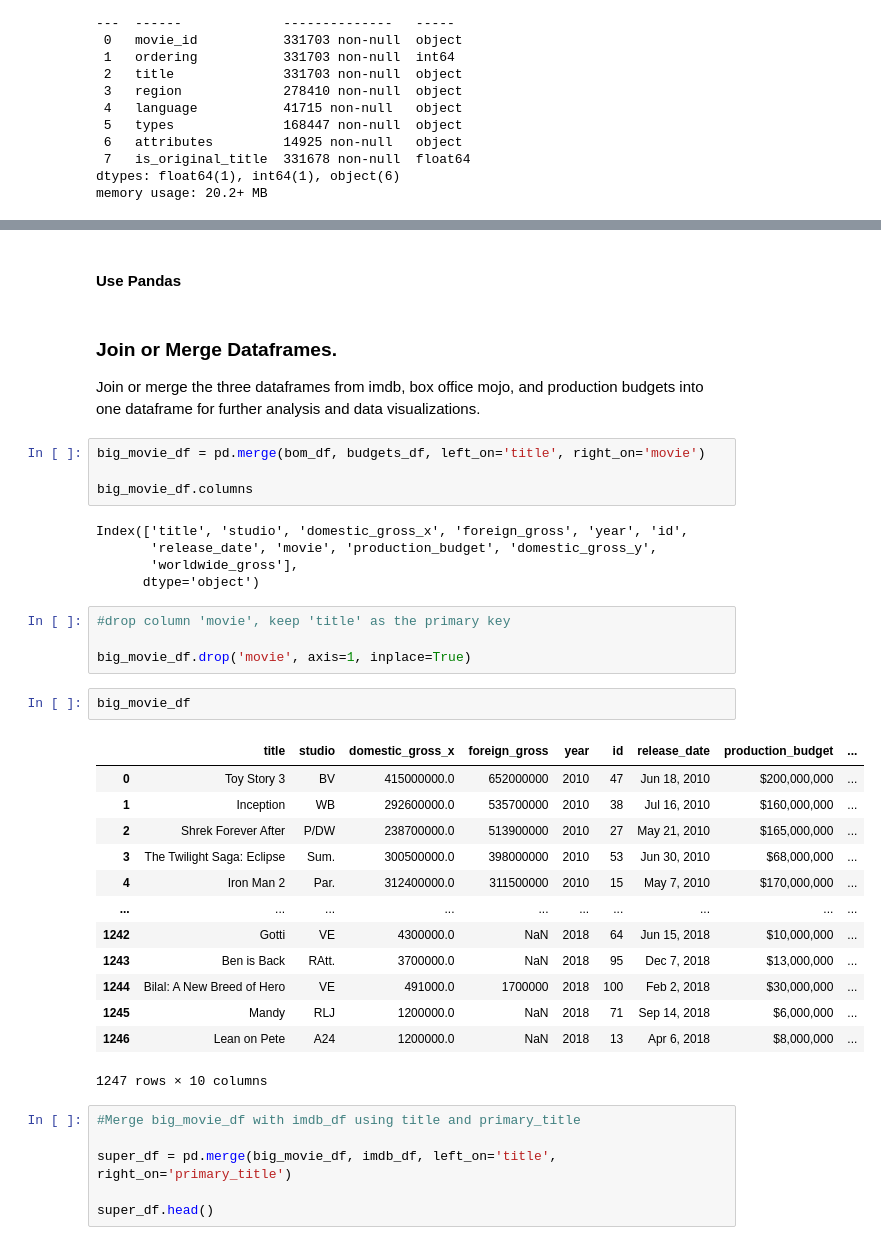
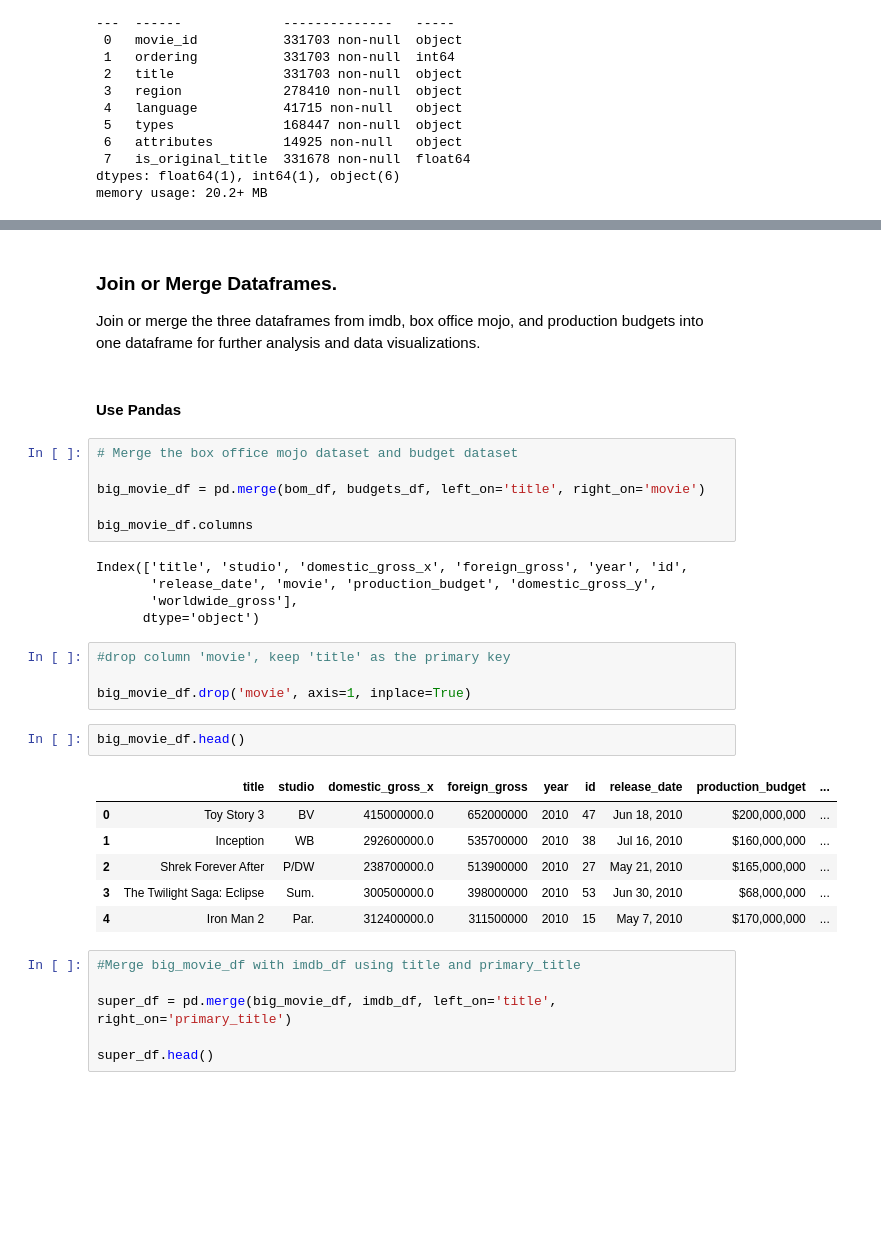
Before and after one commit to JM-Hansen/dsc-phase-1-project-v2-4, a Jupyter notebook: Microsoft_Movie_Analysis.ipynb, the cells around one changed output, grey strips where cells are left out. Saved outputs shown, nothing was run; the diff lists cells and outputs as text; blank space fills up the shorter version.

Commit message:
data visualization add

```diff
--- a/Microsoft_Movie_Analysis.ipynb
+++ b/Microsoft_Movie_Analysis.ipynb
@@ -402,12 +396,14 @@ imdb_df
 | 69575 | tt9905462 | Pengalila | Pengalila | 2019 | 111.0 | Drama | 8.4 | ... |
 | 69576 | tt9911774 | Padmavyuhathile Abhimanyu | Padmavyuhathile Abhimanyu | 2019 | 130.0 | Drama | 8.4 | ... |
 69577 rows × 15 columns
+# %% [markdown]
+### Join or Merge Dataframes.
+Join or merge the three dataframes from imdb, box office mojo, and production budgets into one dataframe for further analysis and data visualizations.
 # %% [markdown]
 #### Use Pandas
-# %% [markdown]
-### Join or Merge Dataframes.
-Join or merge the three dataframes from imdb, box office mojo, and production budgets into one dataframe for further analysis and data visualizations.
 # %%
+# Merge the box office mojo dataset and budget dataset
+
 big_movie_df = pd.merge(bom_df, budgets_df, left_on='title', right_on='movie')
 
 big_movie_df.columns
@@ -421,21 +417,14 @@ Index(['title', 'studio', 'domestic_gross_x', 'foreign_gross', 'year', 'id',
 
 big_movie_df.drop('movie', axis=1, inplace=True)
 # %%
-big_movie_df
+big_movie_df.head()
 # %% [output]
 |  | title | studio | domestic_gross_x | foreign_gross | year | id | release_date | production_budget | ... |
 | 0 | Toy Story 3 | BV | 415000000.0 | 652000000 | 2010 | 47 | Jun 18, 2010 | $200,000,000 | ... |
 | 1 | Inception | WB | 292600000.0 | 535700000 | 2010 | 38 | Jul 16, 2010 | $160,000,000 | ... |
 | 2 | Shrek Forever After | P/DW | 238700000.0 | 513900000 | 2010 | 27 | May 21, 2010 | $165,000,000 | ... |
 | 3 | The Twilight Saga: Eclipse | Sum. | 300500000.0 | 398000000 | 2010 | 53 | Jun 30, 2010 | $68,000,000 | ... |
 | 4 | Iron Man 2 | Par. | 312400000.0 | 311500000 | 2010 | 15 | May 7, 2010 | $170,000,000 | ... |
-| ... | ... | ... | ... | ... | ... | ... | ... | ... | ... |
-| 1242 | Gotti | VE | 4300000.0 | NaN | 2018 | 64 | Jun 15, 2018 | $10,000,000 | ... |
-| 1243 | Ben is Back | RAtt. | 3700000.0 | NaN | 2018 | 95 | Dec 7, 2018 | $13,000,000 | ... |
-| 1244 | Bilal: A New Breed of Hero | VE | 491000.0 | 1700000 | 2018 | 100 | Feb 2, 2018 | $30,000,000 | ... |
-| 1245 | Mandy | RLJ | 1200000.0 | NaN | 2018 | 71 | Sep 14, 2018 | $6,000,000 | ... |
-| 1246 | Lean on Pete | A24 | 1200000.0 | NaN | 2018 | 13 | Apr 6, 2018 | $8,000,000 | ... |
-1247 rows × 10 columns
 # %%
 #Merge big_movie_df with imdb_df using title and primary_title
 
```
Also changed, not shown: parts of 58 cells of this notebook, 4 other files.
